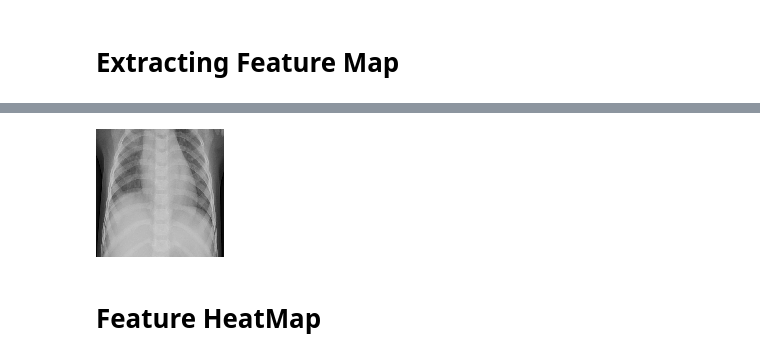
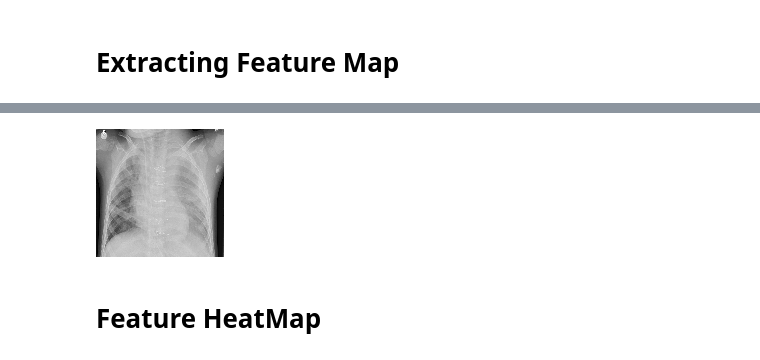
Before and after one commit to marmistead91/X-ray-Classification, a Jupyter notebook: Working Notebook.ipynb, the cells around one changed output, grey strips where cells are left out. Cells and saved outputs as stored; diff of their text form; code cells hidden in the pictures.

```diff
--- a/Working Notebook.ipynb
+++ b/Working Notebook.ipynb
@@ -645,13 +653,9 @@ au.extracting_features_map(img_path, modelloadaug)
 # %%
-img_path = 'chest_xray/train/PNEUMONIA/person1_bacteria_1.jpeg'
+img_path = 'chest_xray/train/PNEUMONIA/person3_bacteria_10.jpeg'
 img = image.load_img(img_path, target_size=(128, 128))
-x = image.img_to_array(img)
-x = np.expand_dims(x, axis=0)
-x = preprocess_input(x)
+img
+# %% [output]
+[figure, added]
-# %%
-img
-# %% [output]
-[figure, removed]
 # %% [markdown]
 # Feature HeatMap
 # %%
```
Also changed, not shown: parts of 13 cells of this notebook.
